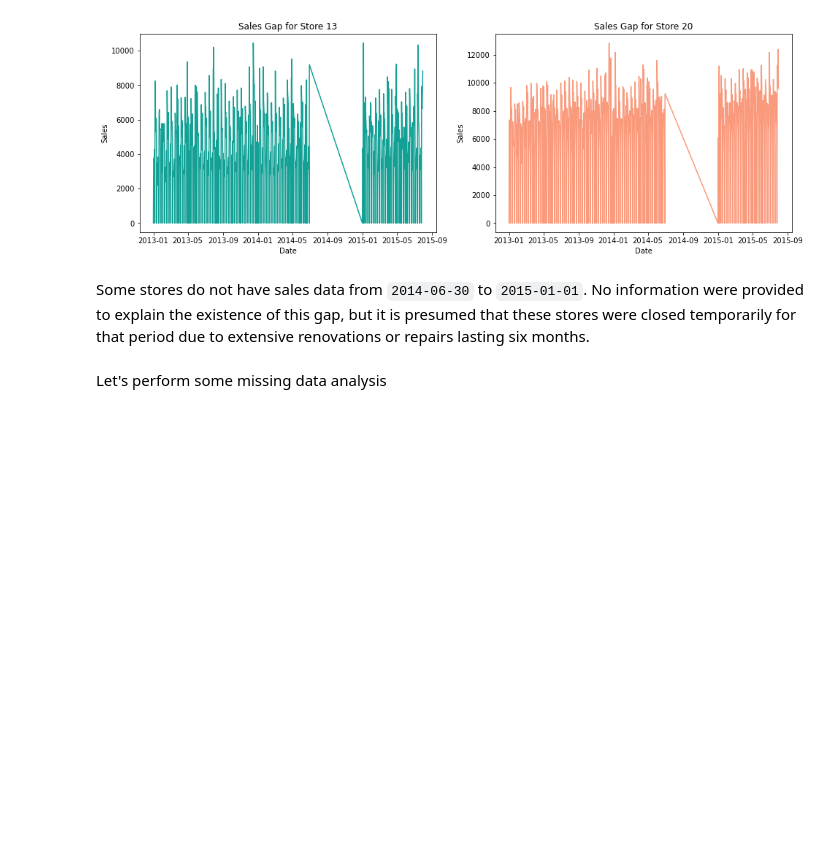
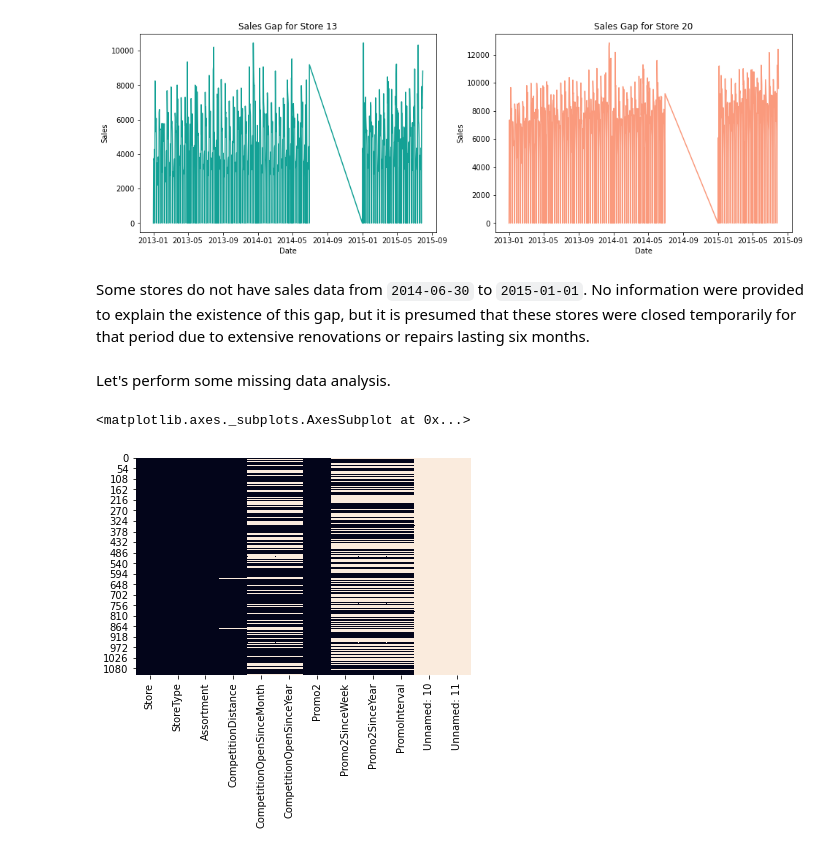
Before and after one commit to lucastancm96/drug_store_sales_forecast, a Jupyter notebook: script/sales_forecast.ipynb, the cells around one changed output. Cells and saved outputs as stored; diff of their text form; code cells hidden in the pictures; blank space fills up the shorter version.

Commit message:
Update preliminary analysis

```diff
--- a/script/sales_forecast.ipynb
+++ b/script/sales_forecast.ipynb
@@ -129,4 +133,10 @@ Text(0.5, 1.0, 'Sales Gap for Store 20')
 # %% [markdown]
 Some stores do not have sales data from `2014-06-30` to `2015-01-01`. No information were provided to explain the existence of this gap, but it is presumed that these stores were closed temporarily for that period due to extensive renovations or repairs lasting six months.
 # %% [markdown]
-Let's perform some missing data analysis
+Let's perform some missing data analysis.
+# %%
+fig, ax = plt.subplots()
+sns.heatmap(store.isnull(), cbar=False, ax=ax)
+# %% [output]
+<matplotlib.axes._subplots.AxesSubplot at 0x...>
+[figure, added]
```
Also changed, not shown: parts of 6 cells of this notebook, 5 other files.
